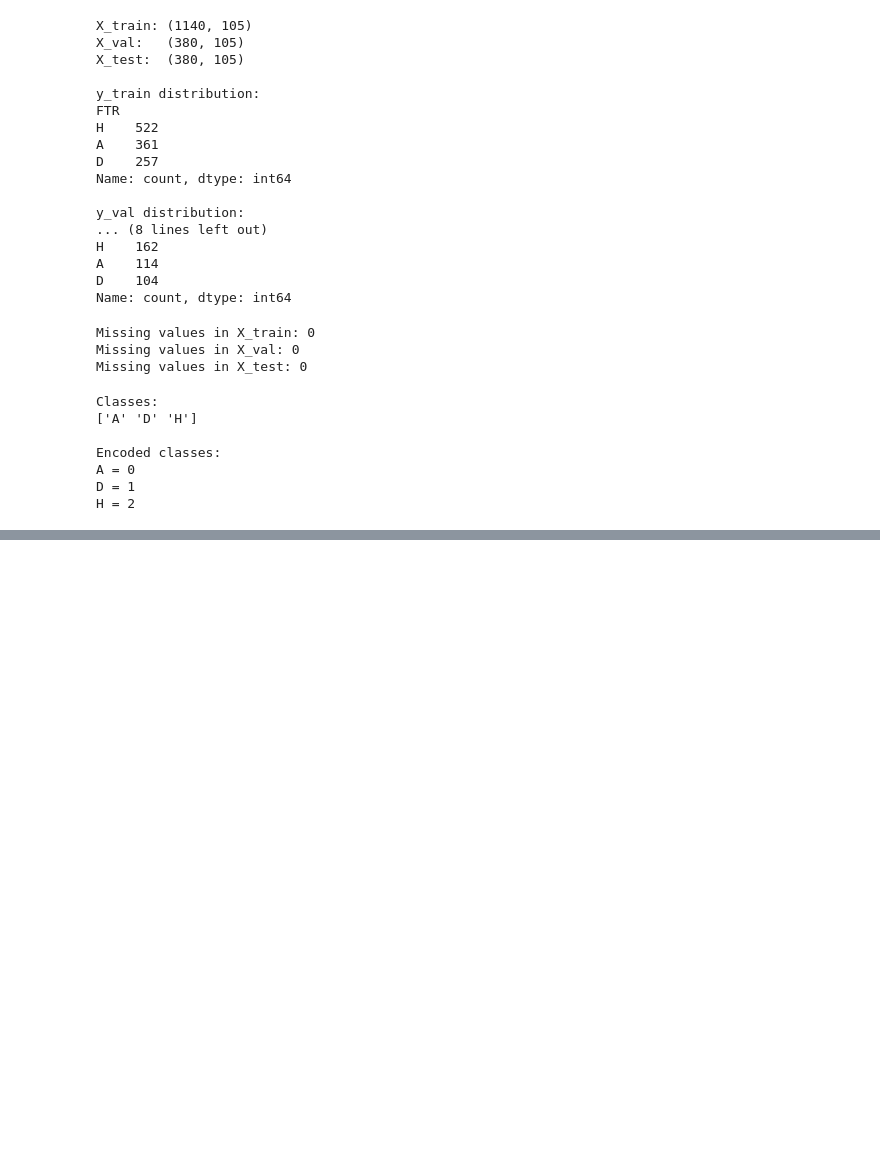
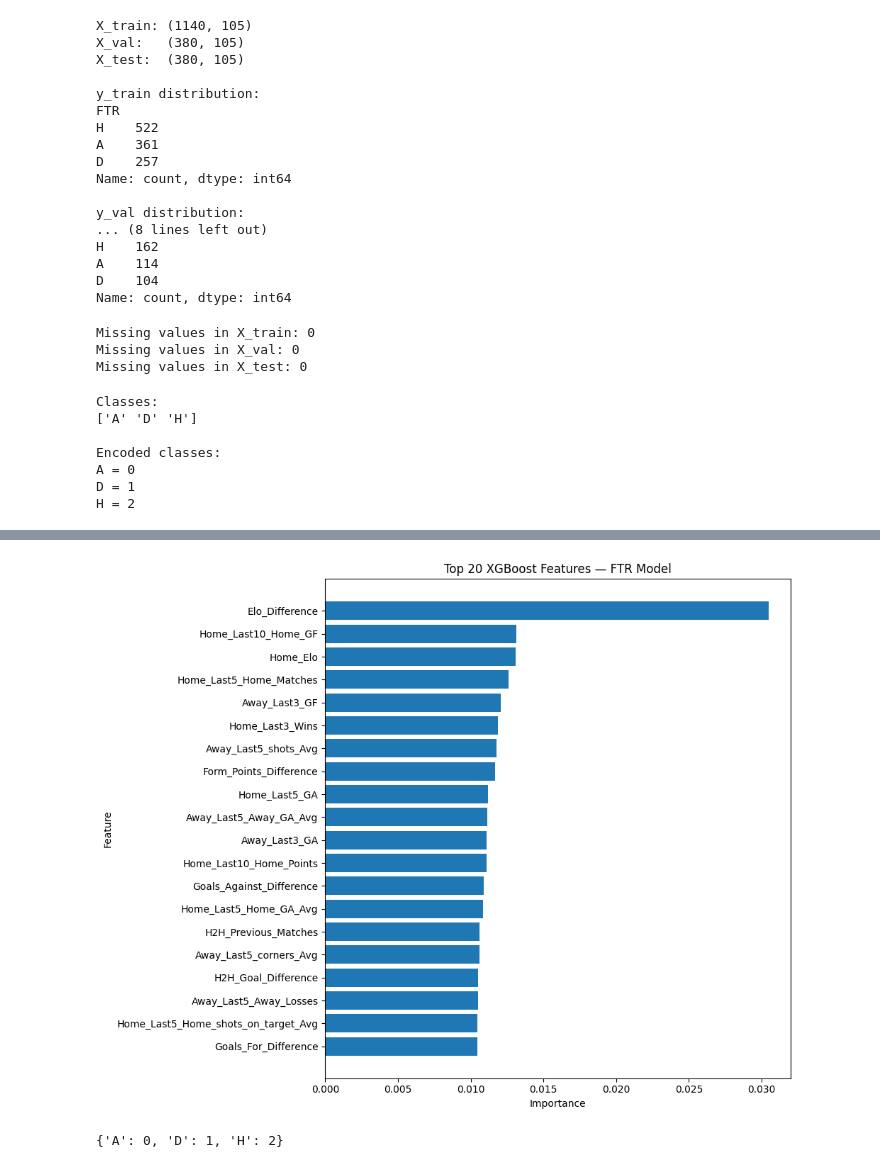
Before and after one commit to C026-01-0774-2023-NewtonOlando/football, a Jupyter notebook: premier_league.ipynb, the cells around one changed output, grey strips where cells are left out. Drawn from its saved outputs; the diff is of its cells as text; code cells hidden in the pictures; blank space fills up the shorter version.

```diff
--- a/premier_league.ipynb
+++ b/premier_league.ipynb
@@ -2031,0 +2257,20 @@ H = 2
+# %%
+# ============================================
+# STEP 41: XGBOOST FEATURE IMPORTANCE
+# ============================================
+
+importance_df = pd.DataFrame({
+    'Feature': X_train.columns,
+    'Importance': ftr_model.feature_importances_
+})
+
+importance_df = importance_df.sort_values(
+    'Importance',
+    ascending=False
+)
+
+print("Top 30 features:")
+
+display(
+    importance_df.head(30)
+)
@@ -2031,0 +2296,33 @@ H = 2
+# %%
+import matplotlib.pyplot as plt
+
+top_features = importance_df.head(20).sort_values(
+    'Importance'
+)
+
+plt.figure(figsize=(10, 8))
+
+plt.barh(
+    top_features['Feature'],
+    top_features['Importance']
+)
+
+plt.xlabel('Importance')
+plt.ylabel('Feature')
+plt.title('Top 20 XGBoost Features — FTR Model')
+
+plt.tight_layout()
+plt.show()
+# %% [output]
+[figure, added]
+# %%
+print(
+    dict(
+        zip(
+            ftr_encoder.classes_,
+            range(len(ftr_encoder.classes_))
+        )
+    )
+)
+# %% [output]
+{'A': 0, 'D': 1, 'H': 2}
```
Also changed, not shown: parts of 31 cells of this notebook.
